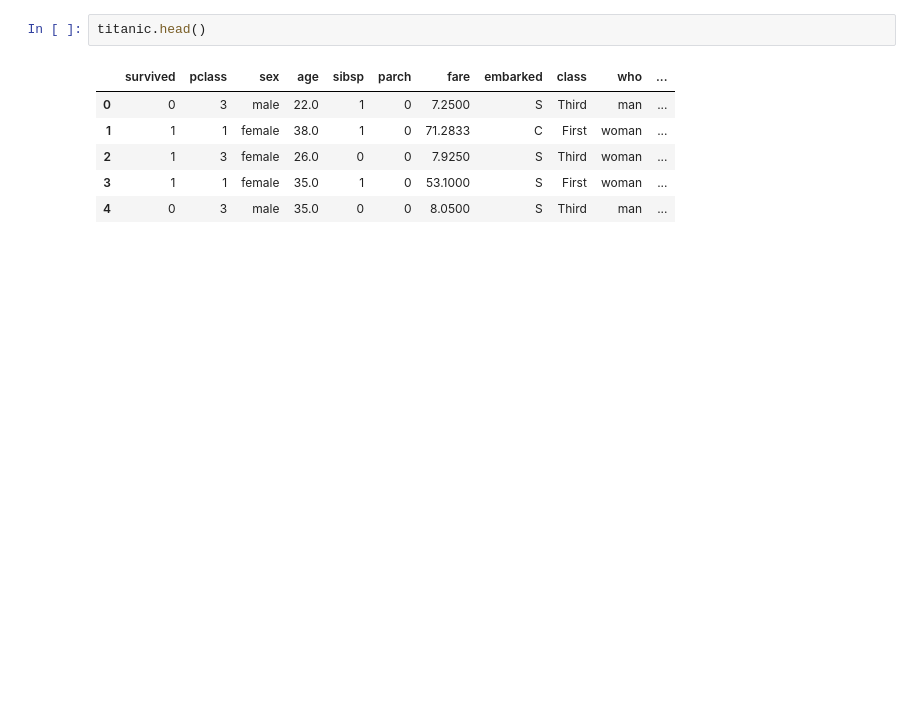
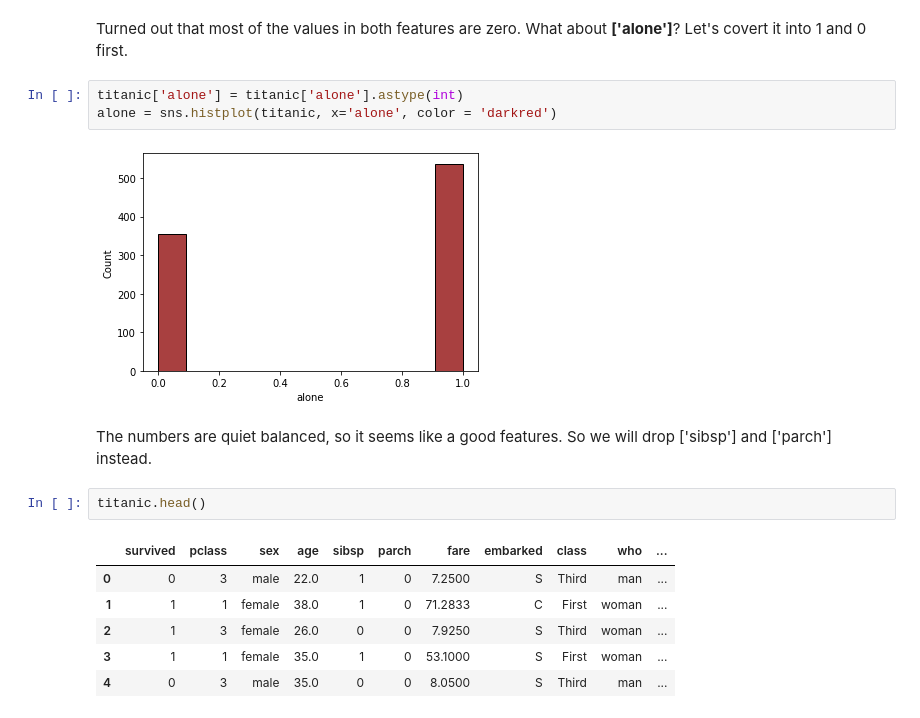
Before and after one commit to ronaldluo95/TitanicDemo, a Jupyter notebook: Titanic.ipynb, the cells around one changed output. Cells and saved outputs as stored; diff of their text form; blank space fills up the shorter version.

```diff
--- a/Titanic.ipynb
+++ b/Titanic.ipynb
@@ -205,3 +252,12 @@ Index(['survived', 'pclass', 'sex', 'age', 'sibsp', 'parch', 'fare',
+# %% [markdown]
+Turned out that most of the values in both features are zero. What about **['alone']**? Let's covert it into 1 and 0 first.
+# %%
+titanic['alone'] = titanic['alone'].astype(int)
+alone = sns.histplot(titanic, x='alone', color = 'darkred')
+# %% [output]
+[figure, added]
+# %% [markdown]
+The numbers are quiet balanced, so it seems like a good features. So we will drop ['sibsp'] and ['parch'] instead.
 # %%
 titanic.head()
 # %% [output]
```
Also changed, not shown: parts of 126 cells of this notebook.
